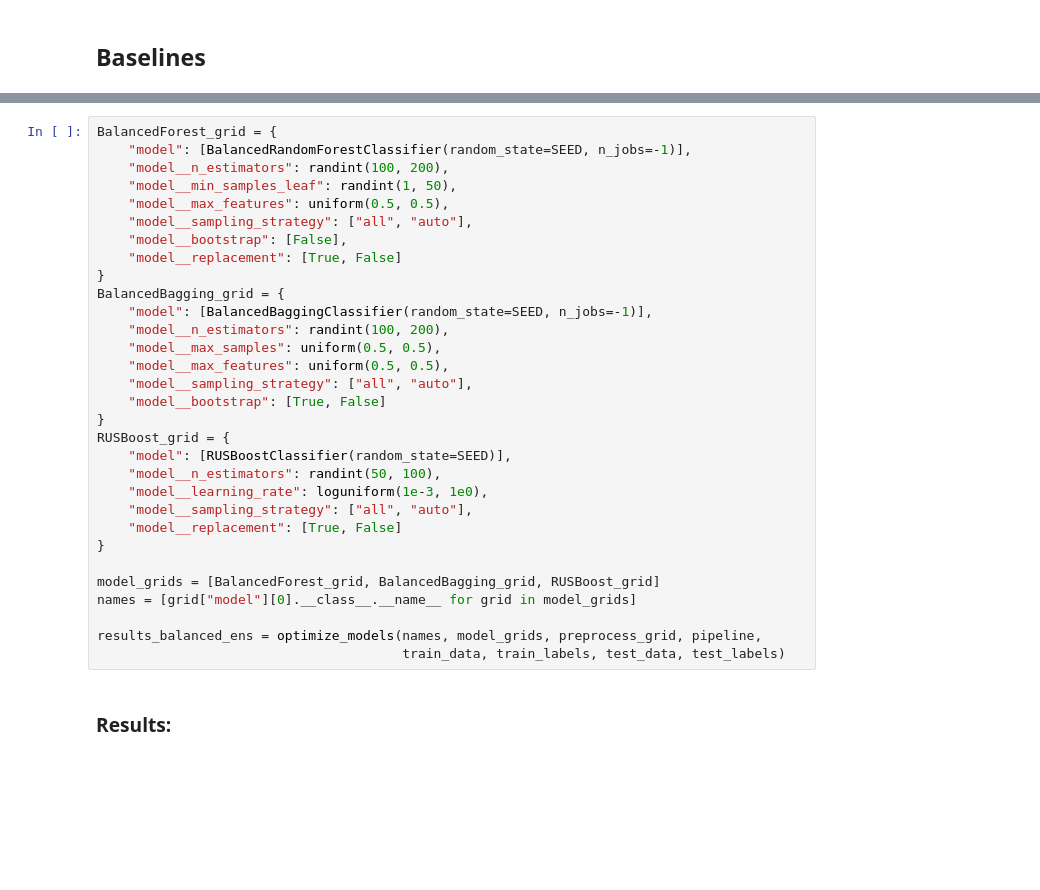
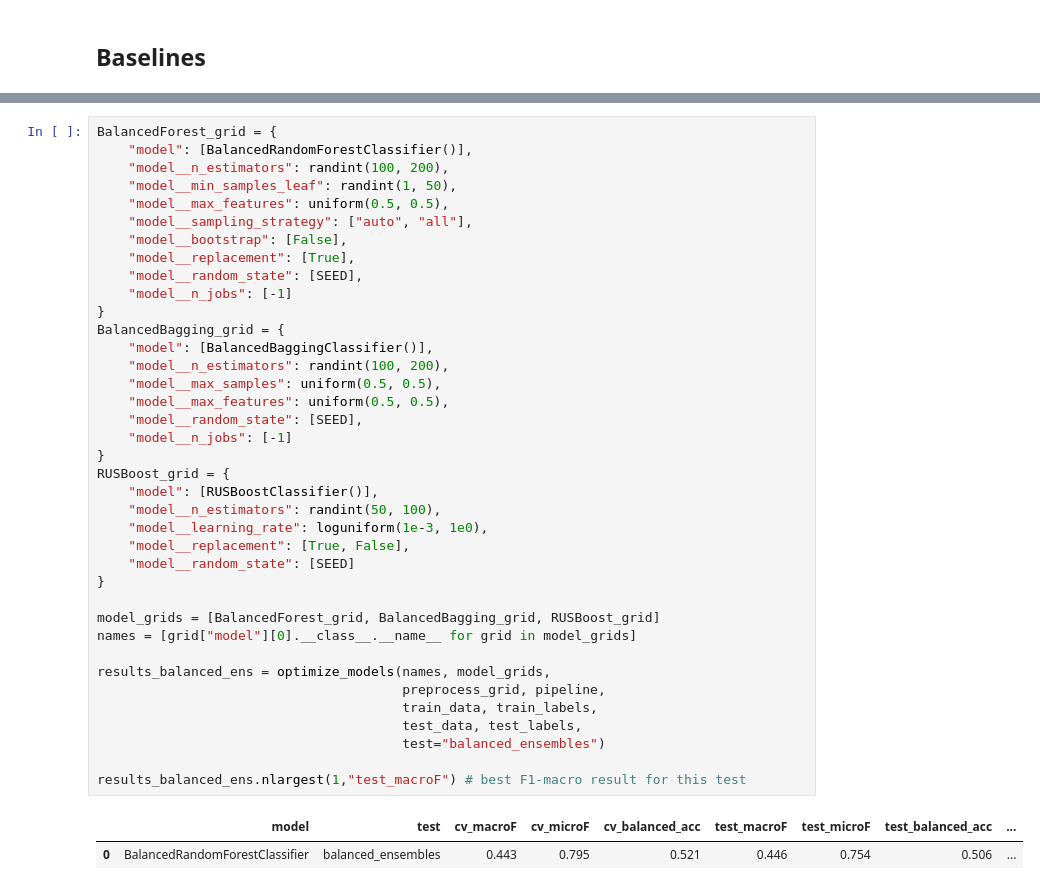
Before and after one commit to k-katarzyna/Cyberbullying_Hatespeech_Detection, a Jupyter notebook: Poleval_2019/main.ipynb, the cells around one changed output, grey strips where cells are left out. Cells and saved outputs as stored; diff of their text form; blank space fills up the shorter version.

```diff
--- a/Poleval_2019/main.ipynb
+++ b/Poleval_2019/main.ipynb
@@ -190,33 +293,41 @@ results_weighting = optimize_models(names, model_grids, preprocess_grid, pipelin
 # %%
 BalancedForest_grid = {
-    "model": [BalancedRandomForestClassifier(random_state=SEED, n_jobs=-1)],
+    "model": [BalancedRandomForestClassifier()],
     "model__n_estimators": randint(100, 200),
     "model__min_samples_leaf": randint(1, 50),
     "model__max_features": uniform(0.5, 0.5),
-    "model__sampling_strategy": ["all", "auto"],
+    "model__sampling_strategy": ["auto", "all"],
     "model__bootstrap": [False],
-    "model__replacement": [True, False]
+    "model__replacement": [True],
+    "model__random_state": [SEED],
+    "model__n_jobs": [-1]
 }
 BalancedBagging_grid = {
-    "model": [BalancedBaggingClassifier(random_state=SEED, n_jobs=-1)],
+    "model": [BalancedBaggingClassifier()],
     "model__n_estimators": randint(100, 200),
     "model__max_samples": uniform(0.5, 0.5),
     "model__max_features": uniform(0.5, 0.5),
-    "model__sampling_strategy": ["all", "auto"],
-    "model__bootstrap": [True, False]
+    "model__random_state": [SEED],
+    "model__n_jobs": [-1]
 }
 RUSBoost_grid = {
-    "model": [RUSBoostClassifier(random_state=SEED)],
+    "model": [RUSBoostClassifier()],
     "model__n_estimators": randint(50, 100),
     "model__learning_rate": loguniform(1e-3, 1e0),
-    "model__sampling_strategy": ["all", "auto"],
-    "model__replacement": [True, False]
+    "model__replacement": [True, False],
+    "model__random_state": [SEED]
 }
 
 model_grids = [BalancedForest_grid, BalancedBagging_grid, RUSBoost_grid]
 names = [grid["model"][0].__class__.__name__ for grid in model_grids]
 
-results_balanced_ens = optimize_models(names, model_grids, preprocess_grid, pipeline,
-                                       train_data, train_labels, test_data, test_labels)
+results_balanced_ens = optimize_models(names, model_grids,
+                                       preprocess_grid, pipeline,
+                                       train_data, train_labels,
+                                       test_data, test_labels,
+                                       test="balanced_ensembles")
+
+results_balanced_ens.nlargest(1,"test_macroF") # best F1-macro result for this test
+# %% [output]
+|  | model | test | cv_macroF | cv_microF | cv_balanced_acc | test_macroF | test_microF | test_balanced_acc | ... |
+| 0 | BalancedRandomForestClassifier | balanced_ensembles | 0.443 | 0.795 | 0.521 | 0.446 | 0.754 | 0.506 | ... |
-# %% [markdown]
-### Results:
```
Also changed, not shown: parts of 31 cells of this notebook, 15 other files.
